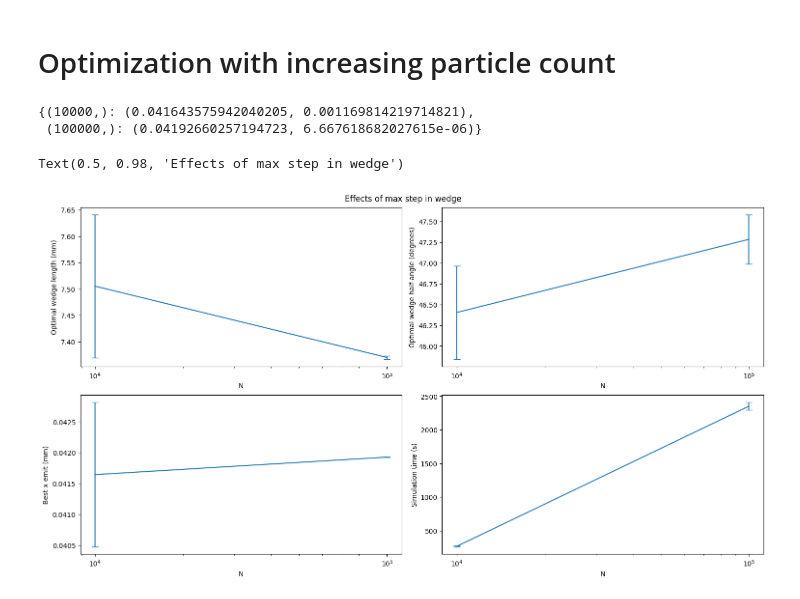
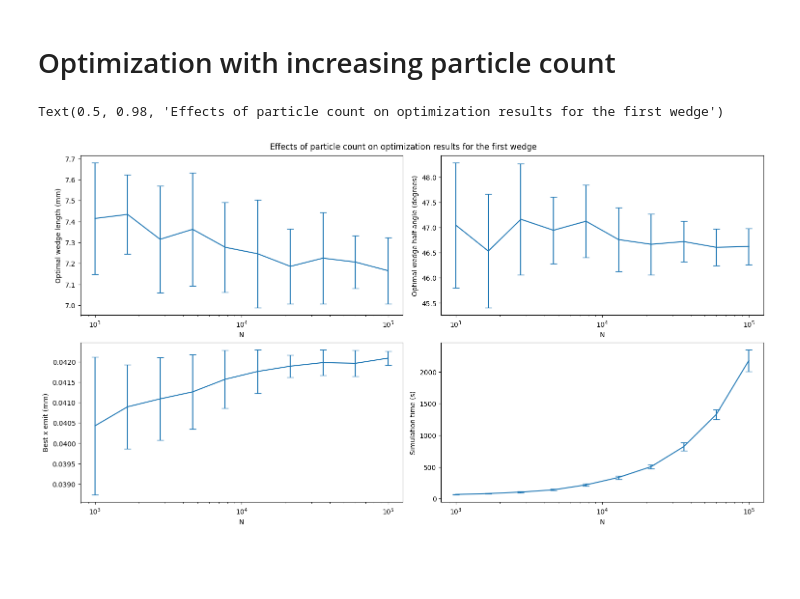
Before and after one commit to kdp-lab/muC-final-cooling, a Jupyter notebook: accuracy.ipynb, the cells around one changed output. Saved outputs shown, nothing was run; the diff lists cells and outputs as text; code cells hidden in the pictures; blank space fills up the shorter version.

Commit message:
Ran cell for effects on optimization

```diff
--- a/accuracy.ipynb
+++ b/accuracy.ipynb
@@ -178,40 +178,35 @@ Text(0.5, 0.98, 'Effects of max step in wedge')
 # Load file
 with lzma.open("results/accuracy_optim_particleCount.pkl.lzma", "rb") as file:
     results = pickle.load(file)
-# %%
-calc_quantity(lambda x: x[2], results)
-# %% [output]
-{(10000,): (0.041643575942040205, 0.001169814219714821),
- (100000,): (0.04192660257194723, 6.667618682027615e-06)}
 # %%
 # Variables for the graphs
 x_name = "N"
 x_range = particleCountOptimRange
 
 # Produce graphs
 fig, ((ax1, ax2), (ax3, ax4)) = plt.subplots(nrows=2, ncols=2, layout="constrained")
 fig.set_size_inches(15, 8)
 ax1.errorbar(*qmap_to_arrays(x_range, calc_quantity(lambda x: x[0].x[0], results)), capsize=5)
 ax1.set_xlabel(x_name)
 ax1.set_ylabel(r"Optimal wedge length (mm)")
 ax1.set_xscale("log")
 
 ax2.errorbar(*qmap_to_arrays(x_range, calc_quantity(lambda x: x[0].x[1], results)), capsize=5)
 ax2.set_xlabel(x_name)
 ax2.set_ylabel(r"Optimal wedge half-angle (degrees)")
 ax2.set_xscale("log")
 
 ax3.errorbar(*qmap_to_arrays(x_range, calc_quantity(lambda x: x[0].fun, results)), capsize=5)
 ax3.set_xlabel(x_name)
 ax3.set_ylabel(r"Best x emit (mm)")
 ax3.set_xscale("log")
 
 ax4.errorbar(*qmap_to_arrays(x_range, calc_quantity(lambda x: x[1], results)), capsize=5)
 ax4.set_xlabel(x_name)
 ax4.set_ylabel(r"Simulation time (s)")
 ax4.set_xscale("log")
 
-fig.suptitle("Effects of max step in wedge")
+fig.suptitle("Effects of particle count on optimization results for the first wedge")
 # %% [output]
-Text(0.5, 0.98, 'Effects of max step in wedge')
+Text(0.5, 0.98, 'Effects of particle count on optimization results for the first wedge')
-[figure, old version]
+[figure, new version]
```
